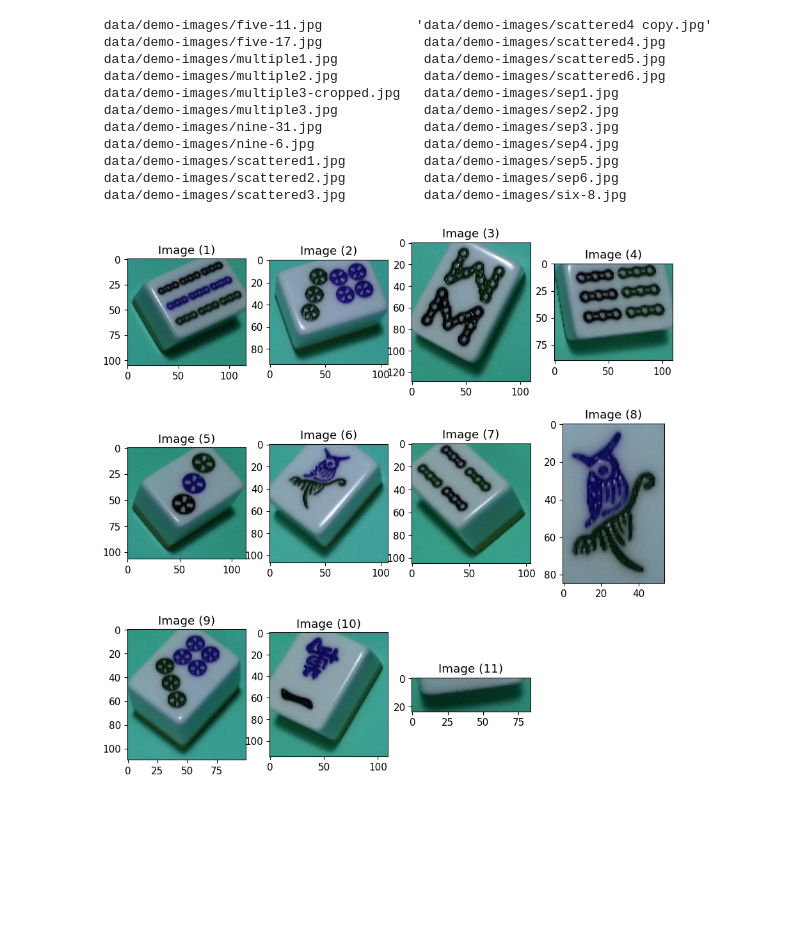
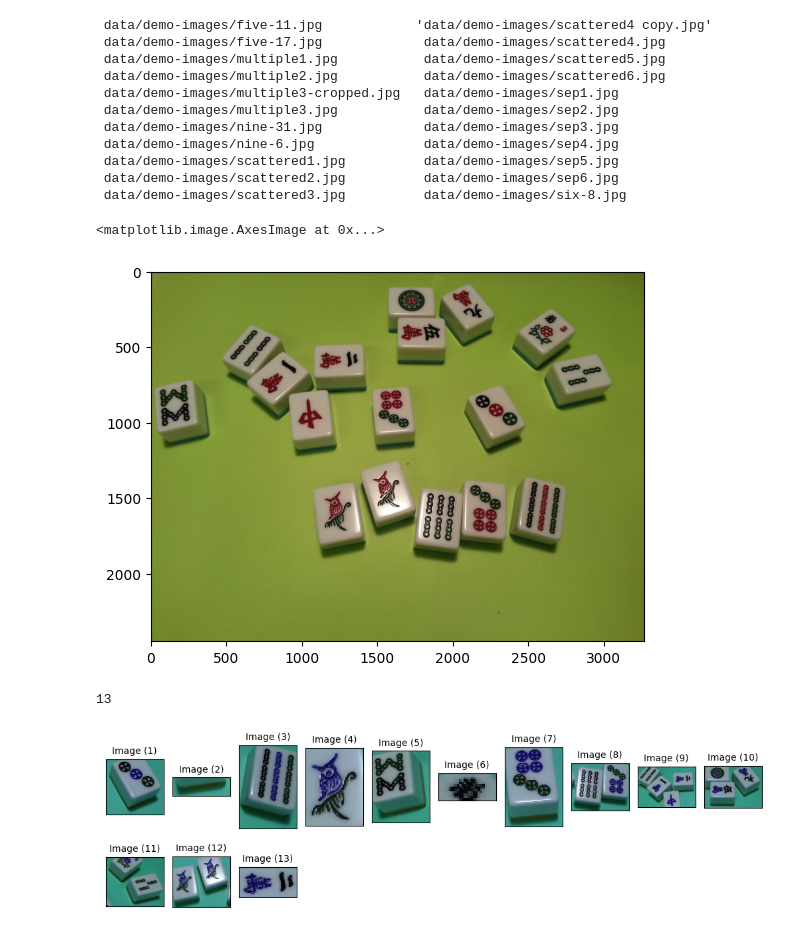
Before and after one commit to augix/mahjongCV, a Jupyter notebook: testMain1.ipynb, the cells around one changed output. Saved outputs shown, nothing was run; the diff lists cells and outputs as text; code cells hidden in the pictures; blank space fills up the shorter version.

```diff
--- a/testMain1.ipynb
+++ b/testMain1.ipynb
@@ -13,5 +16,6 @@
  data/demo-images/scattered2.jpg          data/demo-images/sep6.jpg
  data/demo-images/scattered3.jpg          data/demo-images/six-8.jpg
 # %%
-FILE = "./data/demo-images/scattered4.jpg"
+from func import *
+FILE = "./data/demo-images/scattered2.jpg"
 DATAPATH = "./data/standard/*"
@@ -26,8 +30,18 @@ import glob
 testData = glob.glob(DATAPATH)  # standard, only file names
 images = getImage(testData)     # standard, image arrays and file names
+# %%
+plt.imshow(plt.imread(FILE))
+# %% [output]
+<matplotlib.image.AxesImage at 0x...>
+[figure, added]
 # %%
 tiles = roi.findRoi(FILE) # photos to identify, image arrays
+tiles = remove_empty_tiles(tiles)
+# %%
+len(tiles)
+# %% [output]
+13
 # %%
-plotImages(tiles,cols=4)
+plotImages(tiles,cols=10,figsize=(10,3),fontsize=10)
 # %% [output]
-[figure, old version]
+[figure, new version]
```
Also changed, not shown: parts of 12 cells of this notebook, 1 other file.
